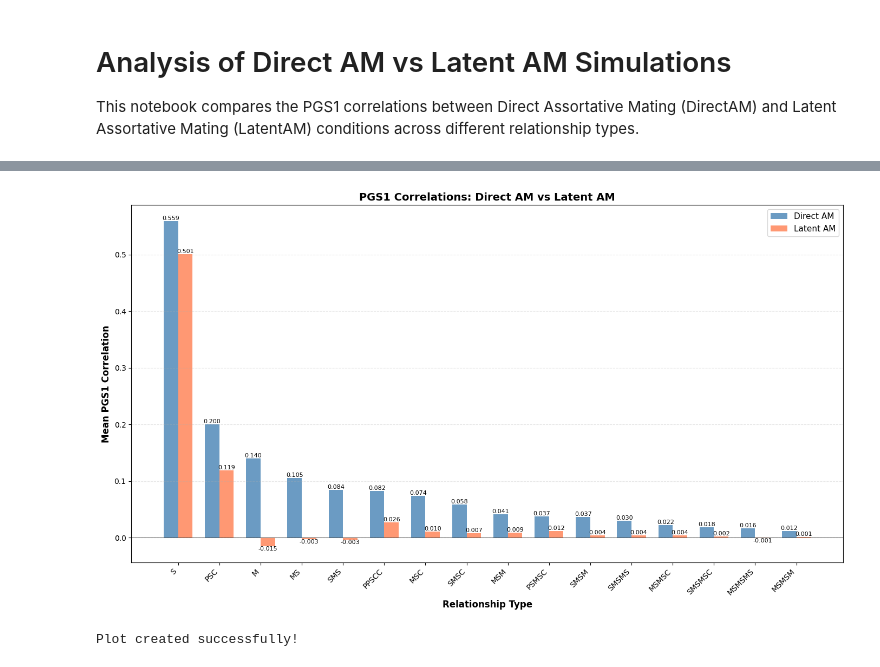
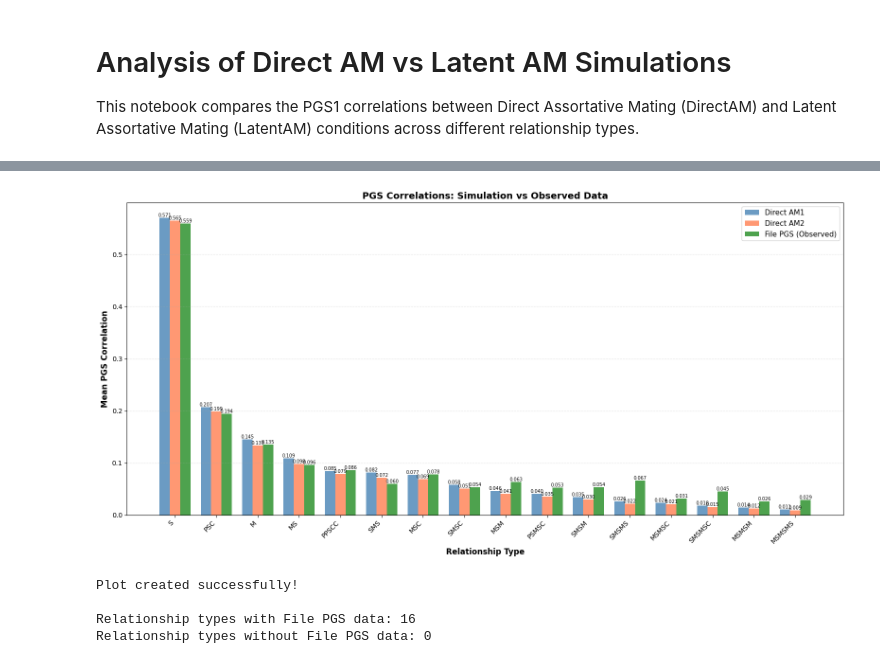
Before and after one commit to Xuanyu-Lyu/PGS_Cor_Relative, a Jupyter notebook: Scripts/RelativeCor/Analysis.ipynb, the cells around one changed output, grey strips where cells are left out. Cells and saved outputs as stored; diff of their text form; code cells hidden in the pictures.

```diff
--- a/Scripts/RelativeCor/Analysis.ipynb
+++ b/Scripts/RelativeCor/Analysis.ipynb
@@ -62,40 +120,48 @@ MSMSM                0.0117     0.0014
 # %%
 # Create bar plot comparing PGS1 correlations
-fig, ax = plt.subplots(figsize=(14, 8))
+fig, ax = plt.subplots(figsize=(16, 8))
 
 # Set up bar positions
 x = np.arange(len(comparison_df))
-width = 0.35
+width = 0.25
 
 # Create bars
-bars1 = ax.bar(x - width/2, comparison_df['Direct AM'], width,
-               label='Direct AM', alpha=0.8, color='steelblue')
-bars2 = ax.bar(x + width/2, comparison_df['Latent AM'], width,
-               label='Latent AM', alpha=0.8, color='coral')
+bars1 = ax.bar(x - width, comparison_df['Direct AM1'], width,
+               label='Direct AM1', alpha=0.8, color='steelblue')
+bars2 = ax.bar(x, comparison_df['Direct AM2'], width,
+               label='Direct AM2', alpha=0.8, color='coral')
+bars3 = ax.bar(x + width, comparison_df['File PGS'], width,
+               label='File PGS (Observed)', alpha=0.8, color='forestgreen')
 
 # Customize plot
 ax.set_xlabel('Relationship Type', fontsize=12, fontweight='bold')
-ax.set_ylabel('Mean PGS1 Correlation', fontsize=12, fontweight='bold')
-ax.set_title('PGS1 Correlations: Direct AM vs Latent AM', fontsize=14, fontweight='bold')
+ax.set_ylabel('Mean PGS Correlation', fontsize=12, fontweight='bold')
+ax.set_title('PGS Correlations: Simulation vs Observed Data', fontsize=14, fontweight='bold')
 ax.set_xticks(x)
 ax.set_xticklabels(comparison_df.index, rotation=45, ha='right')
 ax.legend(fontsize=11)
 ax.grid(axis='y', alpha=0.3, linestyle='--')
 ax.axhline(y=0, color='black', linestyle='-', linewidth=0.5)
 
 # Add value labels on bars
-for bars in [bars1, bars2]:
+for bars in [bars1, bars2, bars3]:
     for bar in bars:
         height = bar.get_height()
-        ax.text(bar.get_x() + bar.get_width()/2., height,
-                f'{height:.3f}',
-                ha='center', va='bottom' if height > 0 else 'top',
-                fontsize=8, rotation=0)
+        if not np.isnan(height):  # Skip NaN values
+            ax.text(bar.get_x() + bar.get_width()/2., height,
+                    f'{height:.3f}',
+                    ha='center', va='bottom' if height > 0 else 'top',
+                    fontsize=7, rotation=0)
 
 plt.tight_layout()
 plt.show()
 
 print("\nPlot created successfully!")
+print(f"\nRelationship types with File PGS data: {comparison_df['File PGS'].notna().sum()}")
+print(f"Relationship types without File PGS data: {comparison_df['File PGS'].isna().sum()}")
 # %% [output]
-[figure, old version]
+[figure, new version]
 Plot created successfully!
+
+Relationship types with File PGS data: 16
+Relationship types without File PGS data: 0
```
Also changed, not shown: parts of 4 cells of this notebook, 14 other files.
